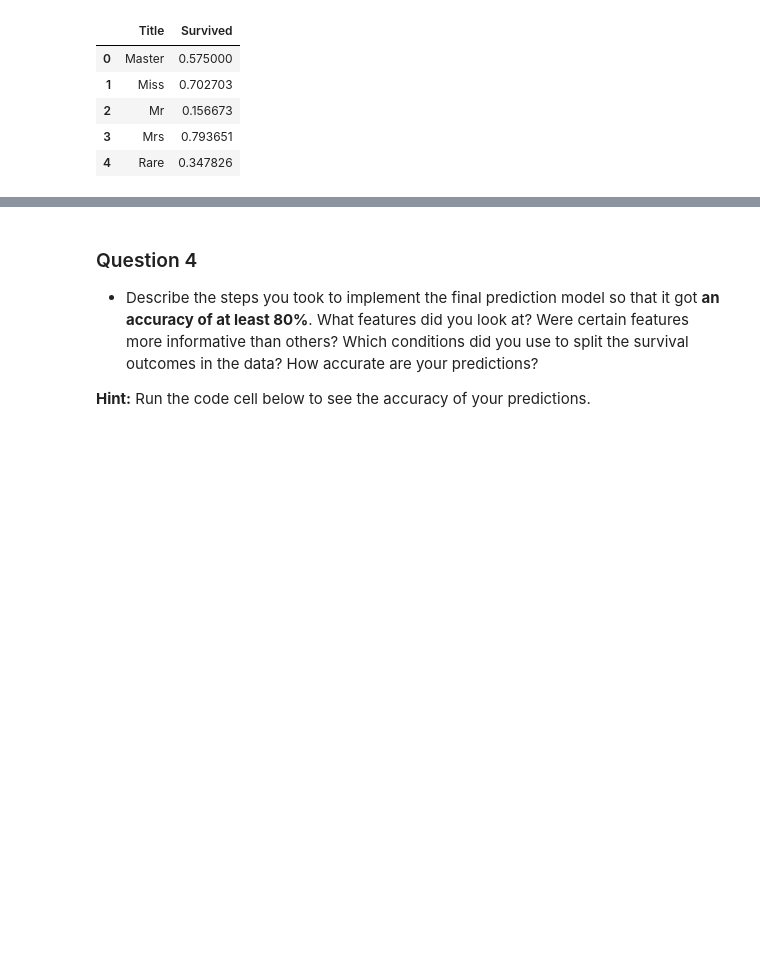
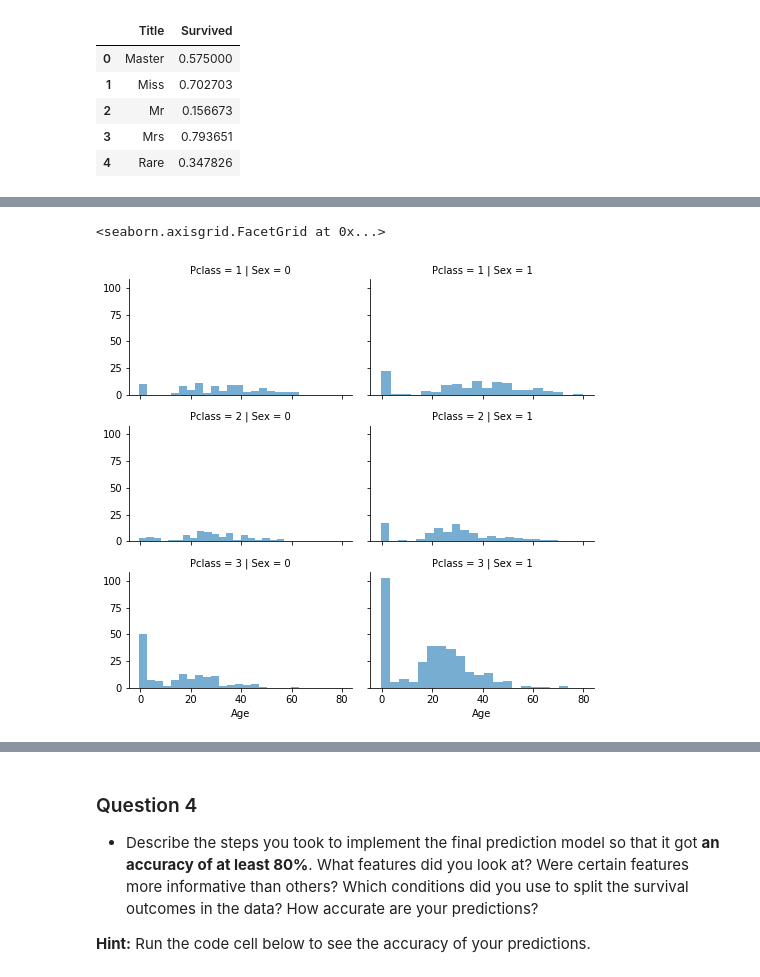
Before and after one commit to ahlusar1989/machine-learning, a Jupyter notebook: projects/titanic_survival_exploration/titanic_survival_exploration.ipynb, the cells around one changed output, grey strips where cells are left out. Saved outputs shown, nothing was run; the diff lists cells and outputs as text; code cells hidden in the pictures; blank space fills up the shorter version.

```diff
--- a/projects/titanic_survival_exploration/titanic_survival_exploration.ipynb
+++ b/projects/titanic_survival_exploration/titanic_survival_exploration.ipynb
@@ -287,7 +291,7 @@ Cherbourg Departure Count:
 Queenstown Departure Count:
 77
 # %%
-full_data.drop(['Title'], inplace=True, axis = 1)
+# full_data.drop(['Title'], inplace=True, axis = 1)
 # %%
 for index, row in full_data.iterrows():
     full_data['Title'] = full_data.Name.str.extract(' ([A-Za-z]+)\.', expand=False)
@@ -345,4 +349,4 @@ full_data.head()
 | 3 | 4 | 1 | 1 | Futrelle, Mrs. Jacques Heath (Lil... | female | 35.0 | 1 | 0 | 113803 | 53.1000 | ... |
 | 4 | 5 | 0 | 3 | Allen, Mr. William Henry | male | 35.0 | 0 | 0 | 373450 | 8.0500 | ... |
 # %%
-full_data = full_data.drop(['Name', 'PassengerId'], inplace=True, axis=1)
+full_data.drop(['Name', 'PassengerId'], inplace=True, axis=1)
@@ -352,6 +353,6 @@ AttributeError: 'NoneType' object has no attribute 'head'
 # %%
-for index, row in full_data.itterows():
-    if row['Sex'] == "Female":
-        full_data.iloc[index, 'Sex'] = int(0)
-    elif row['Sex'] == "Male":
-        full_data.iloc[index, 'Sex'] = int(1)
+for index, row in full_data.iterrows():
+    if row['Sex'] == "female":
+        full_data.loc[index, 'Sex'] = int(0)
+    elif row['Sex'] == "male":
+        full_data.loc[index, 'Sex'] = int(1)
@@ -359,0 +368,8 @@ AttributeError: 'NoneType' object has no attribute 'itterows'
+# %%
+grid = sns.FacetGrid(full_data, row="Pclass", col="Sex", size = 2.2, aspect = 1.6)
+
+grid.map(plt.hist, "Age", alpha = 0.6, bins = 20)
+grid.add_legend()
+# %% [output]
+<seaborn.axisgrid.FacetGrid at 0x...>
+[figure, added]
```
Also changed, not shown: parts of 18 cells of this notebook, 1 other file.
